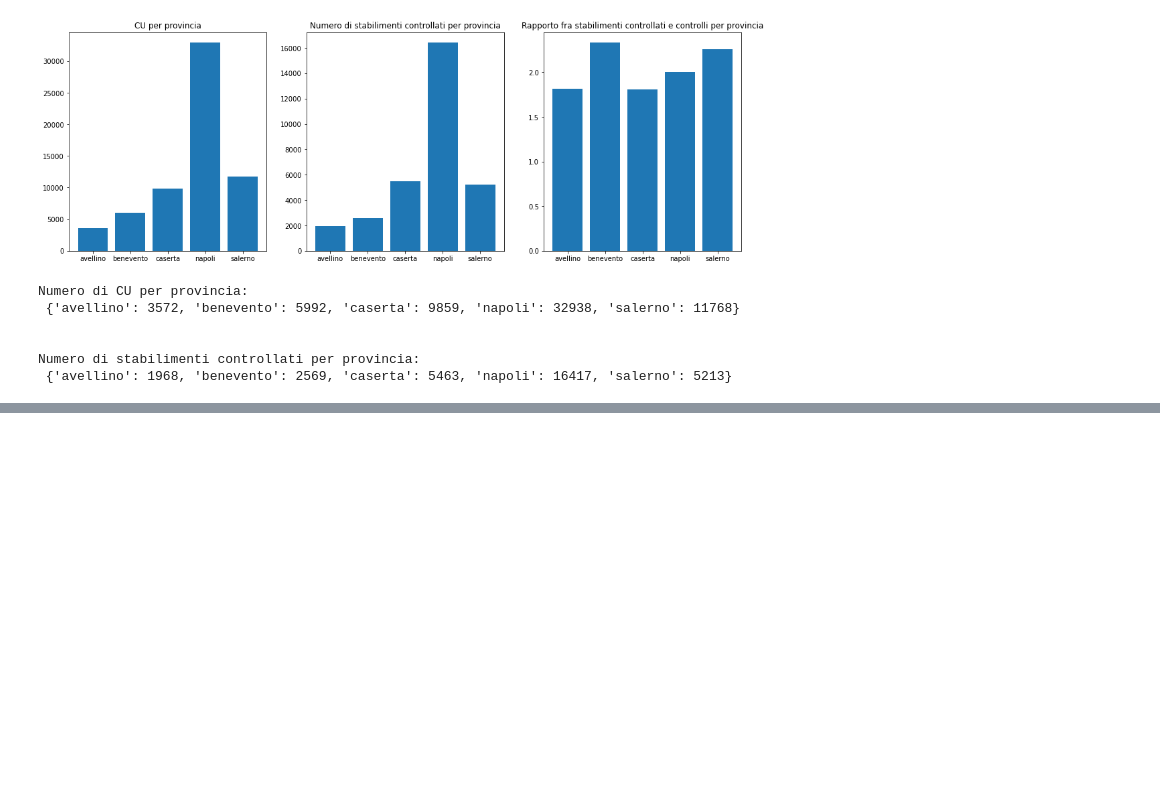
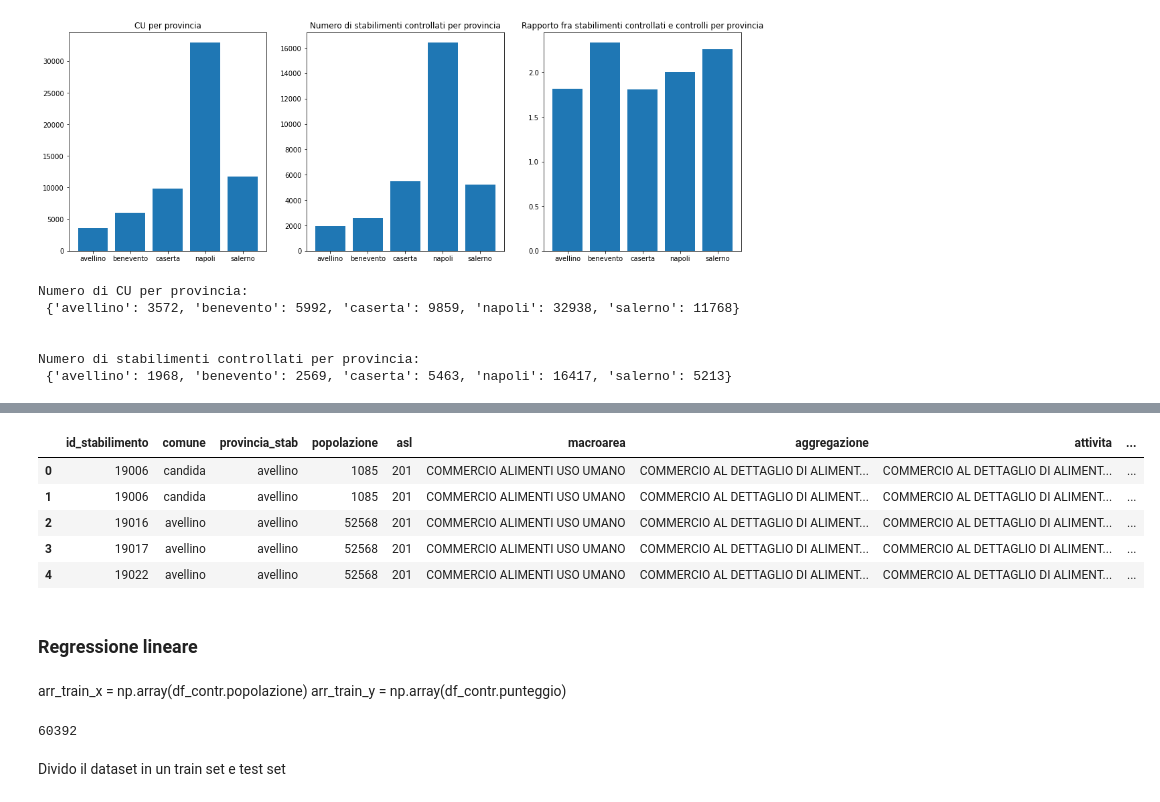
Before and after one commit to francescovjtale/gisa, a Jupyter notebook: gisa.ipynb, the cells around one changed output, grey strips where cells are left out. Cells and saved outputs as stored; diff of their text form; code cells hidden in the pictures; blank space fills up the shorter version.

```diff
--- a/gisa.ipynb
+++ b/gisa.ipynb
@@ -165,0 +228,46 @@ Numero di stabilimenti controllati per provincia:
+# %%
+df_contr = df_clean[df_clean.controllati ==1]
+df_non_contr = df_clean[df_clean.controllati ==0 ]
+# %%
+df_contr = df_contr.drop(df_contr[df_contr.popolazione == 0].index)
+df_contr = df_contr.drop(df_contr[df_contr.punteggio == 0].index)
+df_non_contr = df_non_contr.drop(df_non_contr[df_non_contr.popolazione == 0].index)
+df_non_contr = df_non_contr.drop(df_non_contr[df_non_contr.punteggio == 0].index)
+
+#df_contr.apply(lambda x: pd.to_numeric(x, errors='coerce')).dropna()
+#df_non_contr.apply(lambda x: pd.to_numeric(x, errors='coerce')).dropna()
+
+df_contr = df_contr.drop(df_contr[df_contr.punteggio == 'NULL'].index)
+df_non_contr = df_non_contr.drop(df_non_contr[df_non_contr.punteggio == 'NULL'].index)
+
+df_contr.popolazione = df_contr.popolazione.astype(int)
+df_contr.punteggio = df_contr.punteggio.astype(int)
+df_non_contr.popolazione = df_contr.popolazione.astype(int)
+df_non_contr.punteggio = df_contr.punteggio.astype(int)
+df_contr.categoria_rischio_stabilimento = df_contr.categoria_rischio_stabilimento.astype(int)
+rischio_arr = np.array(df_contr.categoria_rischio_stabilimento)
+rischio_arr = np.array(list(filter(lambda x: x in [1,2,3,4,5,'1','2','3','4','5'], rischio_arr)))
+rischio_arr = rischio_arr.astype(int)
+# %%
+df_contr.categoria_assegnata_da_cu = df_contr.categoria_assegnata_da_cu.astype(int)
+df_contr.categoria_ex_ante = df_contr.categoria_ex_ante.astype(int)
+# %%
+df_contr["rischio_in_aumento"] = np.where((df_contr.categoria_assegnata_da_cu > df_contr.categoria_ex_ante), "si","no")
+# %%
+df_contr.head()
+# %% [output]
+|  | id_stabilimento | comune | provincia_stab | popolazione | asl | macroarea | aggregazione | attivita | ... |
+| 0 | 19006 | candida | avellino | 1085 | 201 | COMMERCIO ALIMENTI USO UMANO | COMMERCIO AL DETTAGLIO DI ALIMENT... | COMMERCIO AL DETTAGLIO DI ALIMENT... | ... |
+| 1 | 19006 | candida | avellino | 1085 | 201 | COMMERCIO ALIMENTI USO UMANO | COMMERCIO AL DETTAGLIO DI ALIMENT... | COMMERCIO AL DETTAGLIO DI ALIMENT... | ... |
+| 2 | 19016 | avellino | avellino | 52568 | 201 | COMMERCIO ALIMENTI USO UMANO | COMMERCIO AL DETTAGLIO DI ALIMENT... | COMMERCIO AL DETTAGLIO DI ALIMENT... | ... |
+| 3 | 19017 | avellino | avellino | 52568 | 201 | COMMERCIO ALIMENTI USO UMANO | COMMERCIO AL DETTAGLIO DI ALIMENT... | COMMERCIO AL DETTAGLIO DI ALIMENT... | ... |
+| 4 | 19022 | avellino | avellino | 52568 | 201 | COMMERCIO ALIMENTI USO UMANO | COMMERCIO AL DETTAGLIO DI ALIMENT... | COMMERCIO AL DETTAGLIO DI ALIMENT... | ... |
+# %% [markdown]
+### Regressione lineare
+# %% [markdown]
+arr_train_x = np.array(df_contr.popolazione)
+arr_train_y = np.array(df_contr.punteggio)
+# %%
+len(rischio_arr)
+# %% [output]
+60392
@@ -165,0 +277,2 @@ Numero di stabilimenti controllati per provincia:
+# %% [markdown]
+Divido il dataset in un train set e test set
```
Also changed, not shown: parts of 35 cells of this notebook.
